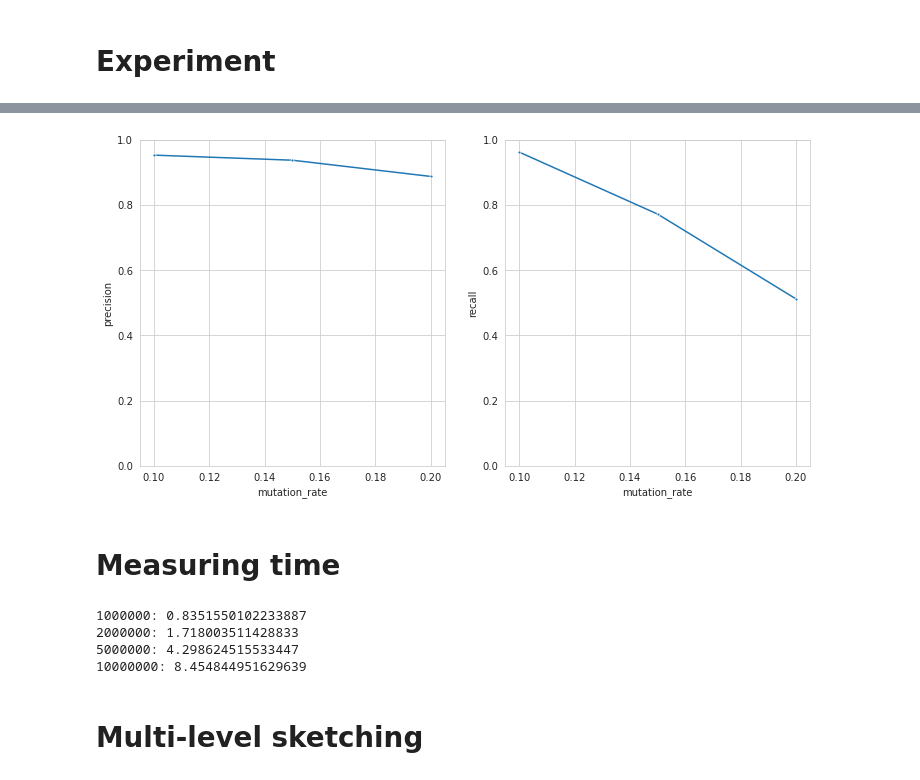
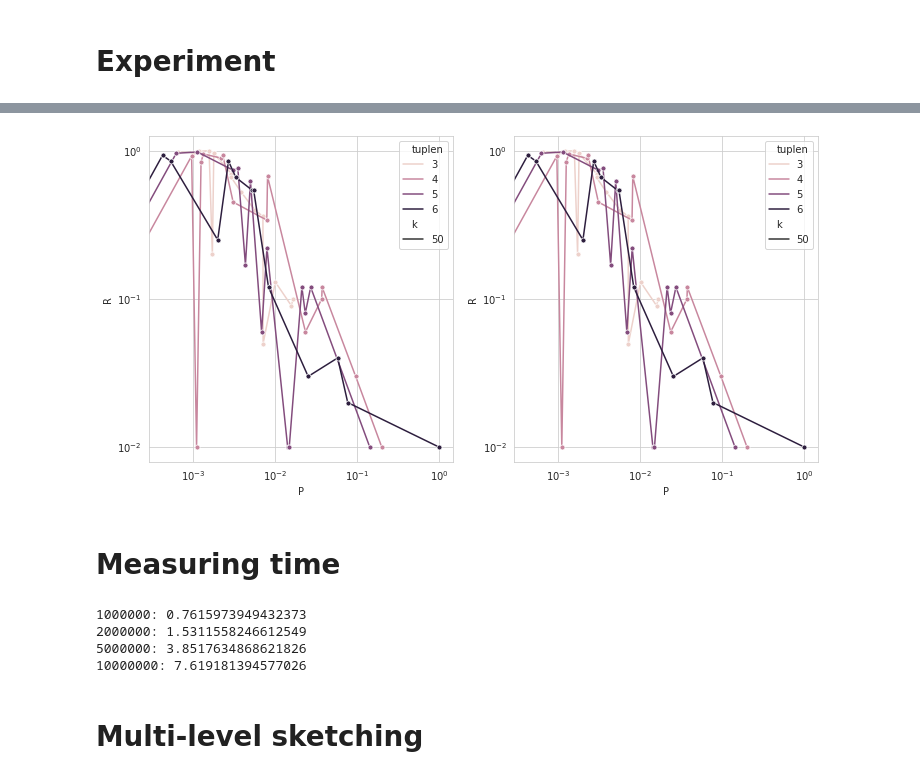
Before and after one commit to alexandrumeterez/sketchyseqs, a Jupyter notebook: SketchySeqs.ipynb, the cells around one changed output, grey strips where cells are left out. Cells and saved outputs as stored; diff of their text form; code cells hidden in the pictures.

Commit message:
debug recall

```diff
--- a/SketchySeqs.ipynb
+++ b/SketchySeqs.ipynb
@@ -317,6 +317,11 @@ def experiment(conf):
             for node in lut[query_sketch]: # for each node j in the matches
                 hits[i] += 1 # count a hit
                 ri = (node-node_path[0]) # relative node location to reference head
+                # if abs(ri-qi) <= conf['recall_dist']:
+                #     tp[i] += 1
+                #     recall[i] = 1
+                if ri<=0 or ri>=len(node_path):
+                    continue
                 d1 = editdistance.eval(reference[:ri], query[:qi])
                 d2 = editdistance.eval(reference[ri:], query[qi:])
                 d = editdistance.eval(reference, query)
@@ -343,8 +348,9 @@ def show_board(df, cols):
         return ' '.join(leg)
 
     df2 = df[cols]
-    df2['id'] = df2.apply(lambda x: legend(x.tolist()), axis=1)
-    df2[cols] = df2[cols] / df2[cols].max()
+    df2['id'] = df2.index
+    # df2['id'] = df2.apply(lambda x: legend(x.tolist()), axis=1)
+    # df2[cols] = df2[cols] / df2[cols].max()
     for i in range(len(df2)):
         df2.loc[i,cols] += i*5e-3 # add slight y to make them separately visible
     df2 = pd.melt(df2, id_vars='id',value_vars=cols)
@@ -352,22 +358,22 @@ def show_board(df, cols):
     fig.update_traces(line=dict(width=1.5),mode="markers+lines")
     fig.show()
 
-results = []
+# results = []
 alphabet = np.array(['A','C','G','T'])
 
-for w in [14]:
+for w in [50]:
     config_grid = dict(
-        num_paths = 1000,
-        N = [int(1e6)],
-        mr = [0.1,.15,0.2],
+        num_paths = 100,
+        N = [int(1e5)],
+        mr = [0.2],
         path_len = 200,
-        recall_dist = 0,
+        recall_dist = 3,
         k=w,
-        m=[20],
-        m2=[2**7],
-        tuplen = [3,4,5],
+        m=[10,20,30,50,80],
+        m2=[2**5,2**6,2**7],
+        tuplen = [3,4,5,6],
         w = w,
-        s = [w],
+        s = [3],
     )
 
     for conf in dict_configs(config_grid):
@@ -396,27 +410,29 @@ See the caveats in the documentation: https://pandas.pydata.org/pandas-docs/stab
 # %%
 import seaborn as sns
 import plotly.express as px
 import matplotlib.pyplot as plt
 import pandas as pd
 df = pd.DataFrame(results)
-Ys = ['precision', 'recall']
+Ys = ['P', 'R']
 fig,axes = plt.subplots(1,len(Ys),figsize=(len(Ys)*6,6))
 for y,ax in zip(Ys,axes):
     sns.set_style("whitegrid")
-    sns.lineplot(ax=ax,data=df,y=y,x='mutation_rate',marker='.')#,hue='tuple_length')#,style='embed_dim2')
-    ax.set_ylim(0,1)
+    fig = sns.lineplot(ax=ax,data=df,y=(df.R),x=(df.P),marker='.',markersize=10,hue='tuplen',style='k')
+    fig.set(xscale='log')
+    fig.set(yscale='log')
+    # ax.set_ylim(0,1)
 
 plt.grid(True)
 # %% [output]
-[figure, old version]
+[figure, new version]
 # %% [markdown]
 # Measuring time
 # %%
 times = []
-sketcher = DTS(t=conf['tuple_length'], D=conf['embed_dim'], D2=conf['embed_dim2'], A=len(conf['alphabet']))
+sketcher = DTS(t=conf['tuplen'], D=conf['m'], D2=conf['m2'], A=len(alphabet))
 
 for N in [1000000, 2000000,5000000, 10000000]:
-    seqv = np.random.choice(conf['alphabet'], N)
+    seqv = np.random.choice(alphabet, N)
     seq = ''.join(seqv)
     wmers = [np.random.randint(0,4,int(15)) for i in range(int(N/15))]
     start = time.time()
@@ -425,10 +441,10 @@ for N in [1000000, 2000000,5000000, 10000000]:
     print(f'{N}: {end-start}')
     times.append(end-start)
 # %% [output]
-1000000: 0.8351550102233887
-2000000: 1.718003511428833
-5000000: 4.298624515533447
-10000000: 8.454844951629639
+1000000: 0.7615973949432373
+2000000: 1.5311558246612549
+5000000: 3.8517634868621826
+10000000: 7.619181394577026
 # %% [markdown]
 # Multi-level sketching
 # %%
```
Also changed, not shown: parts of 2 cells of this notebook.
